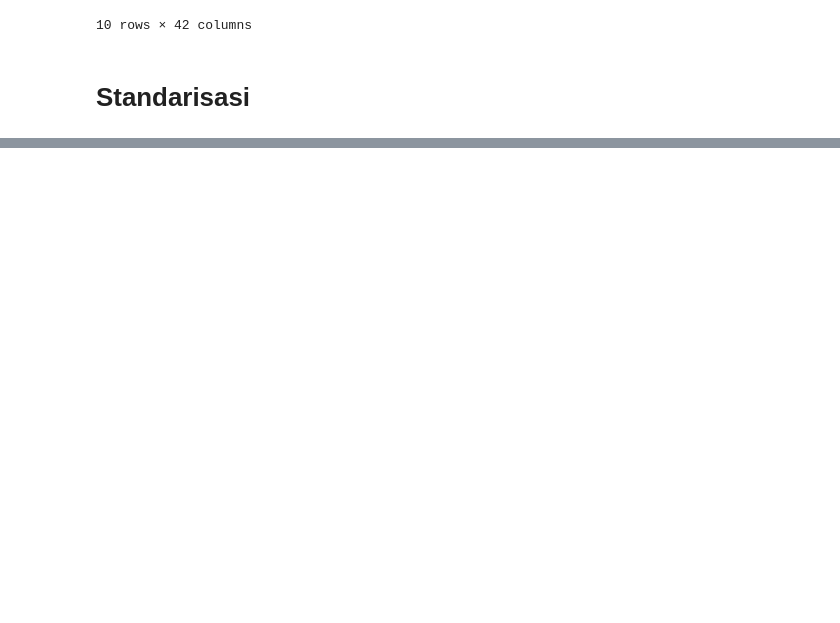
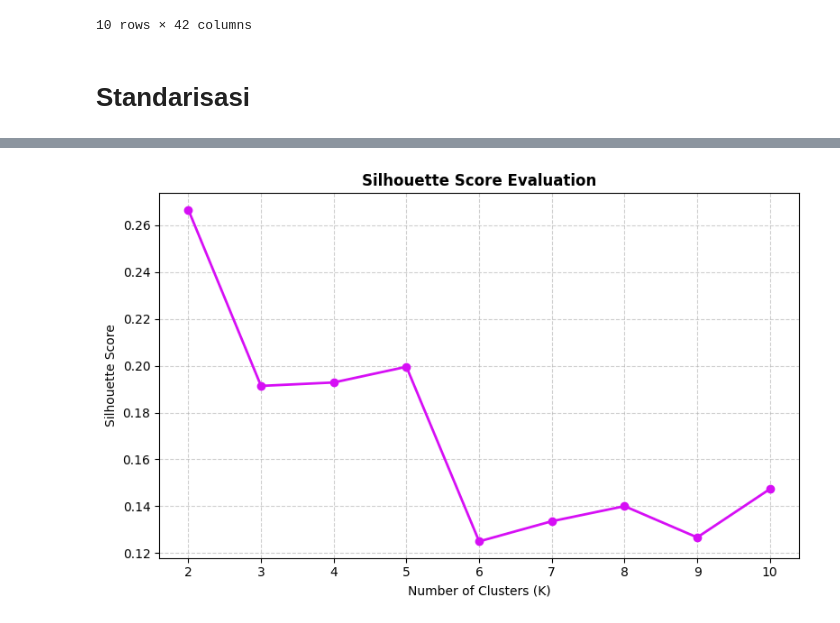
Before and after one commit to raqiwardhana/rakamin02, a Jupyter notebook: Predict Customer Personality to Boost Marketing Campaign by Using Machine Learning/Conversion_Rate - Copy.ipynb, the cells around one changed output, grey strips where cells are left out. Cells and saved outputs as stored; diff of their text form; code cells hidden in the pictures; blank space fills up the shorter version.

```diff
--- a/Predict Customer Personality to Boost Marketing Campaign by Using Machine Learning/Conversion_Rate - Copy.ipynb
+++ b/Predict Customer Personality to Boost Marketing Campaign by Using Machine Learning/Conversion_Rate - Copy.ipynb
@@ -324,0 +392,12 @@ df.sample(10)
+# %%
+#silhoutte
+plt.figure(figsize=(8, 5))
+plt.plot(k_range, silhouette_scores, 'o-', color="#d60ff5", linewidth=2)
+plt.title('Silhouette Score Evaluation', fontweight='bold')
+plt.xlabel('Number of Clusters (K)')
+plt.ylabel('Silhouette Score')
+plt.grid(True, linestyle='--', alpha=0.6)
+plt.tight_layout()
+plt.show()
+# %% [output]
+[figure, added]
```
Also changed, not shown: parts of 8 cells of this notebook.
